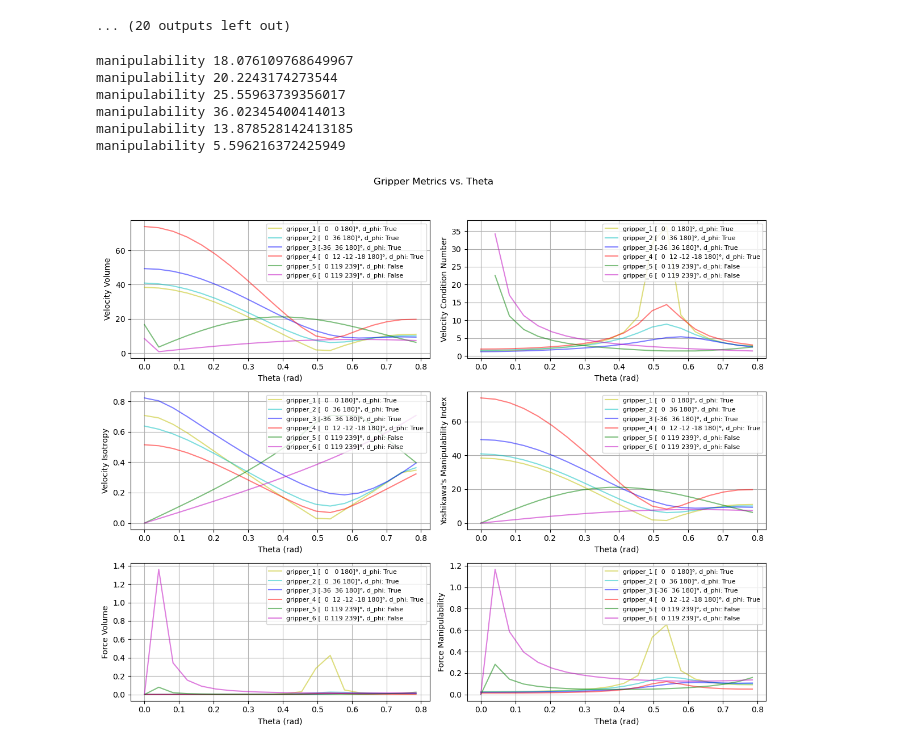
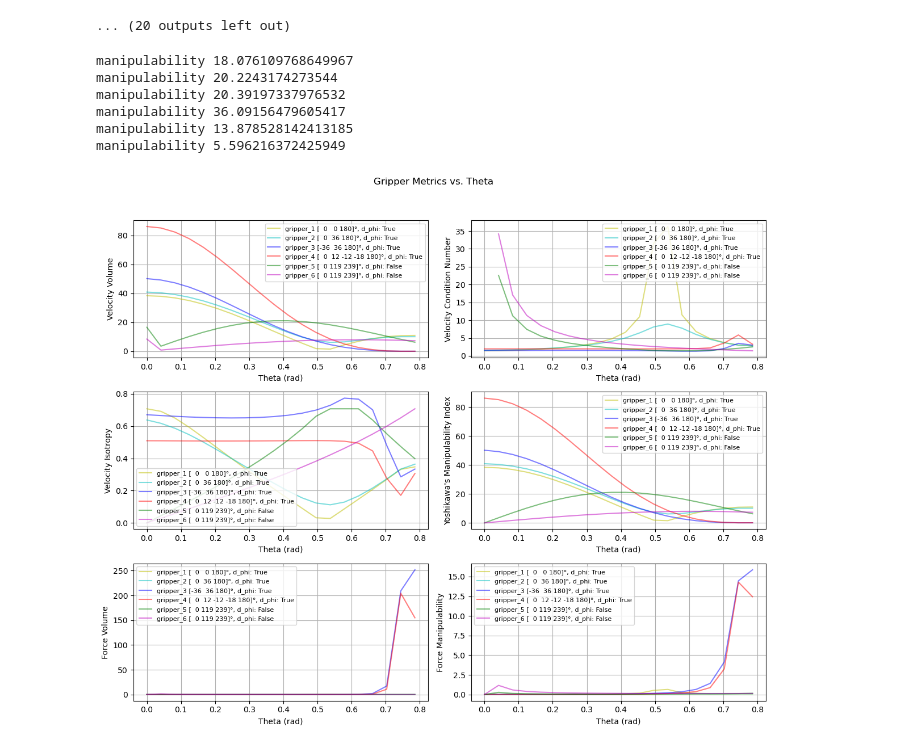
Before and after one commit to MamNi94/MT, a Jupyter notebook: Manipulability Ellipsoid/manipulability_ellipsoid.ipynb, the cells around one changed output. Drawn from its saved outputs; the diff is of its cells as text; code cells hidden in the pictures.

```diff
--- a/Manipulability Ellipsoid/manipulability_ellipsoid.ipynb
+++ b/Manipulability Ellipsoid/manipulability_ellipsoid.ipynb
@@ -492,7 +493,7 @@ gripper2_config = GripperConfig(gripper_name= gripper_2,
                                 thumb_bool=True,
                                 thumb_angle=np.pi/2)
 
-
+L1, L2, k = 0.6,0.6, 0.8
 gripper_3 = 'gripper_3'
 finger_orientation_gripper_3 =  [-np.pi/5,  np.pi/5,np.pi]
 gripper3_config = GripperConfig(gripper_name= gripper_3,
@@ -503,9 +504,11 @@ gripper3_config = GripperConfig(gripper_name= gripper_3,
                                 coupling_factor=k,
                                 plot_color = 'b',
                                 thumb_bool=True,
-                                thumb_angle=np.pi/2)
+                                thumb_angle=np.pi/2,
+                                 joints=3)
 
 
+L1, L2, k = 0.6,0.6, 0.8
 gripper_4 = 'gripper_4'
 finger_orientation_gripper_4 =  [0, np.pi/15, -np.pi/15, - np.pi/10, np.pi]
 gripper4_config = GripperConfig(gripper_name= gripper_4,
@@ -516,9 +519,11 @@ gripper4_config = GripperConfig(gripper_name= gripper_4,
                                 coupling_factor=k,
                                 plot_color = 'r',
                                 thumb_bool=True,
-                                thumb_angle=np.pi/2)
+                                thumb_angle=np.pi/2,
+                                joints=3)
 
 
+L1, L2, k = 1,1, 0.8
 gripper_5 = 'gripper_5'
 finger_orientation_gripper_5 =  [0, 2*np.pi/3, 4*np.pi/3]
 gripper5_config = GripperConfig(gripper_name= gripper_5,
@@ -554,33 +559,33 @@ gripper1_results = compute_gripper_metrics(theta_range,gripper1_config)
 gripper2_results = compute_gripper_metrics(theta_range,gripper2_config)
 gripper3_results = compute_gripper_metrics(theta_range,gripper3_config)
 gripper4_results = compute_gripper_metrics(theta_range,gripper4_config)
 gripper5_results = compute_gripper_metrics(theta_range,gripper5_config)
 gripper6_results = compute_gripper_metrics(theta_range,gripper6_config)
 
 print('manipulability', np.mean(gripper1_results["manipulability_index"]))
 print('manipulability', np.mean(gripper2_results["manipulability_index"]))
 print('manipulability', np.mean(gripper3_results["manipulability_index"]))
 print('manipulability', np.mean(gripper4_results["manipulability_index"]))
 print('manipulability', np.mean(gripper5_results["manipulability_index"]))
 print('manipulability', np.mean(gripper6_results["manipulability_index"]))
 
 fig, axes = plt.subplots(3, 2, figsize=(12, 10))
 fig.suptitle("Gripper Metrics vs. Theta")
 
 draw_plots(gripper1_config ,gripper1_results, fig, axes)
 draw_plots(gripper2_config ,gripper2_results, fig, axes)
 draw_plots(gripper3_config ,gripper3_results, fig, axes)
 draw_plots(gripper4_config ,gripper4_results, fig, axes)
 draw_plots(gripper5_config ,gripper5_results, fig, axes)
 draw_plots(gripper6_config ,gripper6_results, fig, axes)
 
 plt.tight_layout(rect=[0, 0, 1, 0.95])
 plt.show()
 # %% [output]
 manipulability 18.076109768649967
 manipulability 20.2243174273544
-manipulability 25.55963739356017
-manipulability 36.02345400414013
+manipulability 20.39197337976532
+manipulability 36.09156479605417
 manipulability 13.878528142413185
 manipulability 5.596216372425949
-[figure, old version]
+[figure, new version]
```
Also changed, not shown: parts of 1 cell of this notebook, 4 other files.
